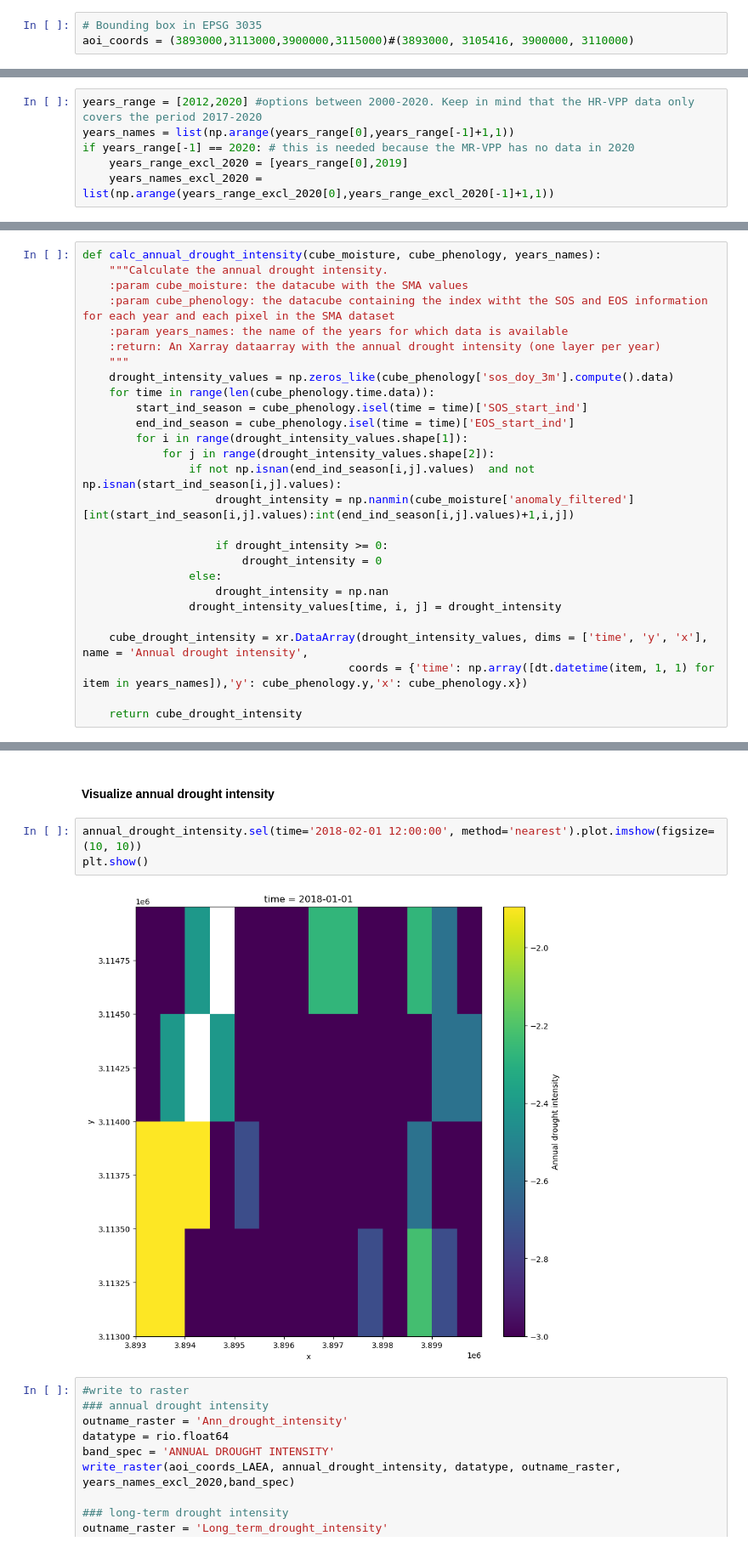
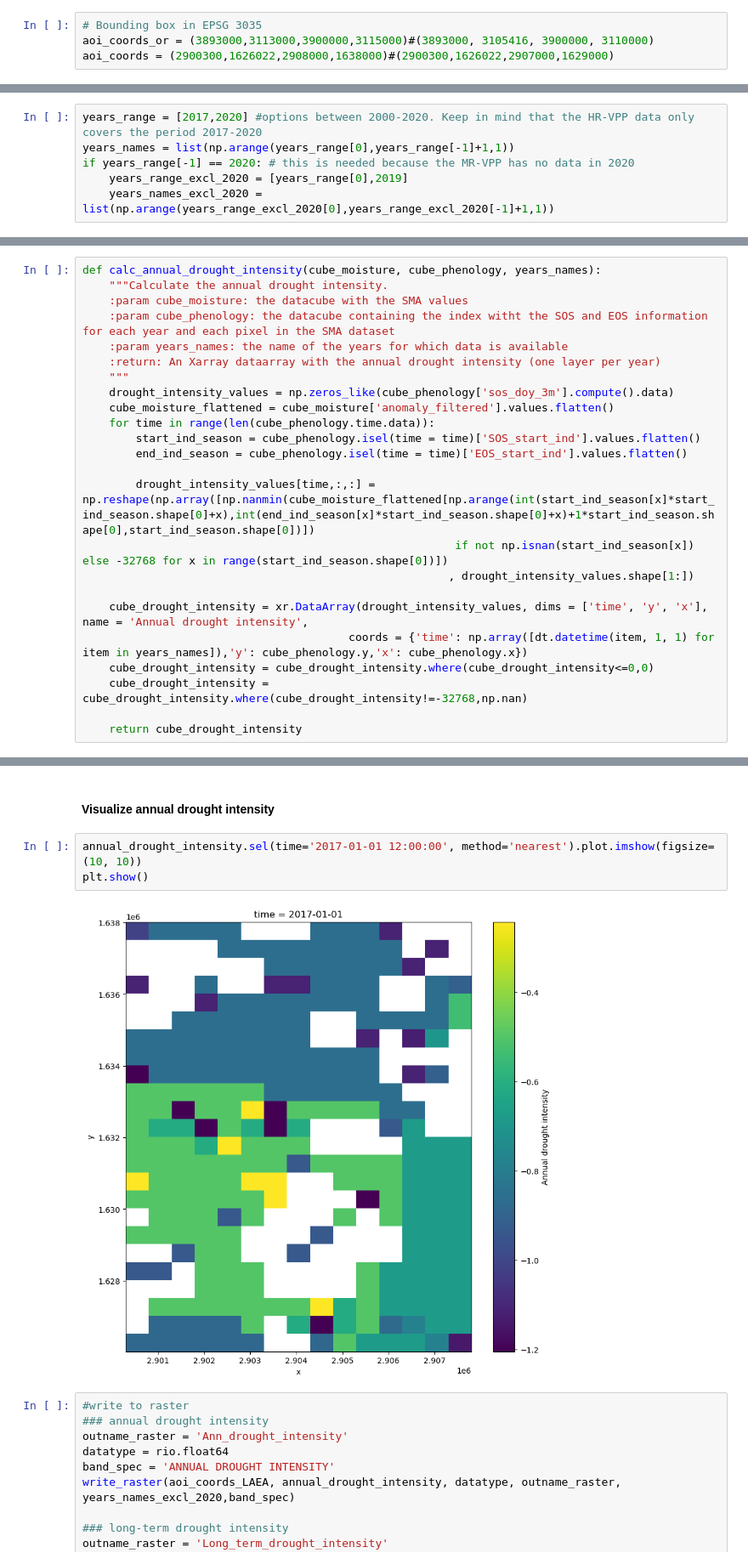
Before and after one commit to VITObelgium/HR-VPP-High-Resolution-Vegetation-Phenology-and-Productivity, a Jupyter notebook: scripts/usecases/notebooks/HR-VPP_drought_usecase.ipynb, the cells around one changed output, grey strips where cells are left out. Shown at 85% size. Cells and saved outputs as stored; diff of their text form.

Commit message:
Vesion2021_11_04: clean-up NB + prepare HR-VPP drought impact

```diff
--- a/scripts/usecases/notebooks/HR-VPP_drought_usecase.ipynb
+++ b/scripts/usecases/notebooks/HR-VPP_drought_usecase.ipynb
@@ -100,4 +111,5 @@ The following environment variables are now available:
 Before comparing the two workflows, we will select an Area Of Interest (AOI) that will be used in both examples. The next cells define the bounding box of our AOI and plot it on an interactive map.
 # %%
 # Bounding box in EPSG 3035
-aoi_coords = (3893000,3113000,3900000,3115000)#(3893000, 3105416, 3900000, 3110000)
+aoi_coords_or = (3893000,3113000,3900000,3115000)#(3893000, 3105416, 3900000, 3110000)
+aoi_coords = (2900300,1626022,2908000,1638000)#(2900300,1626022,2907000,1629000)
@@ -152,7 +168,7 @@ vpp_s2_collection = "8c2bc96a-3c2c-482b-9394-031310171b33" # HR-VPP season 2
 
 Below the user should define for which years, the cubes should be generated to perform the drought monitoring.
 # %%
-years_range = [2012,2020] #options between 2000-2020. Keep in mind that the HR-VPP data only covers the period 2017-2020
+years_range = [2017,2020] #options between 2000-2020. Keep in mind that the HR-VPP data only covers the period 2017-2020
 years_names = list(np.arange(years_range[0],years_range[-1]+1,1))
 if years_range[-1] == 2020: # this is needed because the MR-VPP has no data in 2020
     years_range_excl_2020 = [years_range[0],2019]
@@ -1219,22 +724,19 @@ def calc_annual_drought_intensity(cube_moisture, cube_phenology, years_names):
     :return: An Xarray dataarray with the annual drought intensity (one layer per year)
     """
     drought_intensity_values = np.zeros_like(cube_phenology['sos_doy_3m'].compute().data)
+    cube_moisture_flattened = cube_moisture['anomaly_filtered'].values.flatten()
     for time in range(len(cube_phenology.time.data)):
-        start_ind_season = cube_phenology.isel(time = time)['SOS_start_ind']
-        end_ind_season = cube_phenology.isel(time = time)['EOS_start_ind']
-        for i in range(drought_intensity_values.shape[1]):
-            for j in range(drought_intensity_values.shape[2]):
-                if not np.isnan(end_ind_season[i,j].values)  and not np.isnan(start_ind_season[i,j].values):
-                    drought_intensity = np.nanmin(cube_moisture['anomaly_filtered'][int(start_ind_season[i,j].values):int(end_ind_season[i,j].values)+1,i,j])
+        start_ind_season = cube_phenology.isel(time = time)['SOS_start_ind'].values.flatten()
+        end_ind_season = cube_phenology.isel(time = time)['EOS_start_ind'].values.flatten()
 
-                    if drought_intensity >= 0:
-                        drought_intensity = 0
-                else:
-                    drought_intensity = np.nan
-                drought_intensity_values[time, i, j] = drought_intensity
+        drought_intensity_values[time,:,:] = np.reshape(np.array([np.nanmin(cube_moisture_flattened[np.arange(int(start_ind_season[x]*start_ind_season.shape[0]+x),int(end_ind_season[x]*start_ind_season.shape[0]+x)+1*start_ind_season.shape[0],start_ind_season.shape[0])])
+                                                        if not np.isnan(start_ind_season[x]) else -32768 for x in range(start_ind_season.shape[0])])
+                                                       , drought_intensity_values.shape[1:])
 
     cube_drought_intensity = xr.DataArray(drought_intensity_values, dims = ['time', 'y', 'x'], name = 'Annual drought intensity',
                                         coords = {'time': np.array([dt.datetime(item, 1, 1) for item in years_names]),'y': cube_phenology.y,'x': cube_phenology.x})
+    cube_drought_intensity = cube_drought_intensity.where(cube_drought_intensity<=0,0)
+    cube_drought_intensity = cube_drought_intensity.where(cube_drought_intensity!=-32768,np.nan)
 
     return cube_drought_intensity
 # %%
@@ -1243,10 +745,10 @@ long_term_drought_intensity  = annual_drought_intensity.mean(axis = 0) # long-te
 # %% [markdown]
 #### Visualize annual drought intensity
 # %%
-annual_drought_intensity.sel(time='2018-02-01 12:00:00', method='nearest').plot.imshow(figsize=(10, 10))
+annual_drought_intensity.sel(time='2017-01-01 12:00:00', method='nearest').plot.imshow(figsize=(10, 10))
 plt.show()
 # %% [output]
-[figure, old version]
+[figure, new version]
 # %%
 #write to raster
 ### annual drought intensity
```
Also changed, not shown: parts of 68 cells of this notebook.
